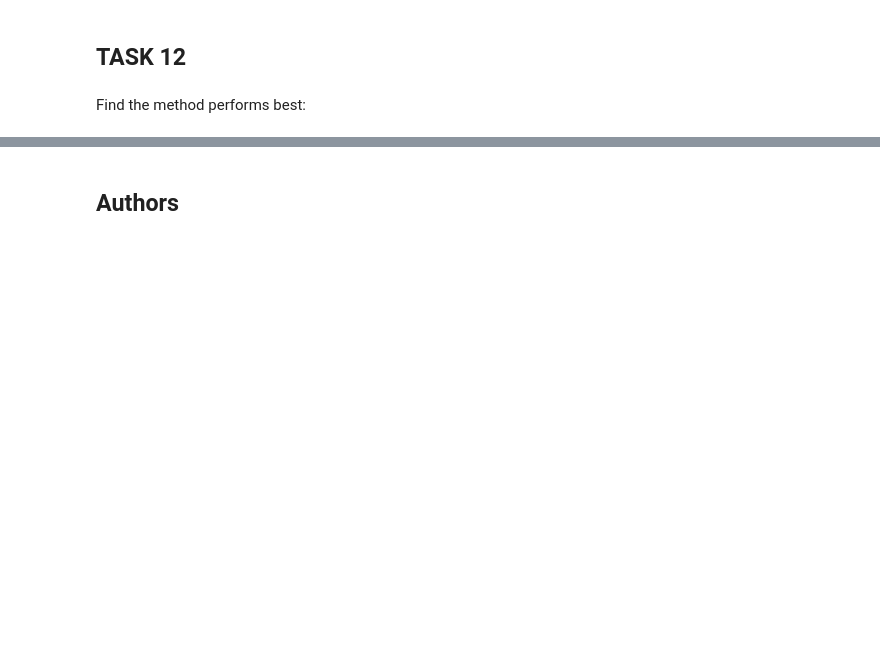
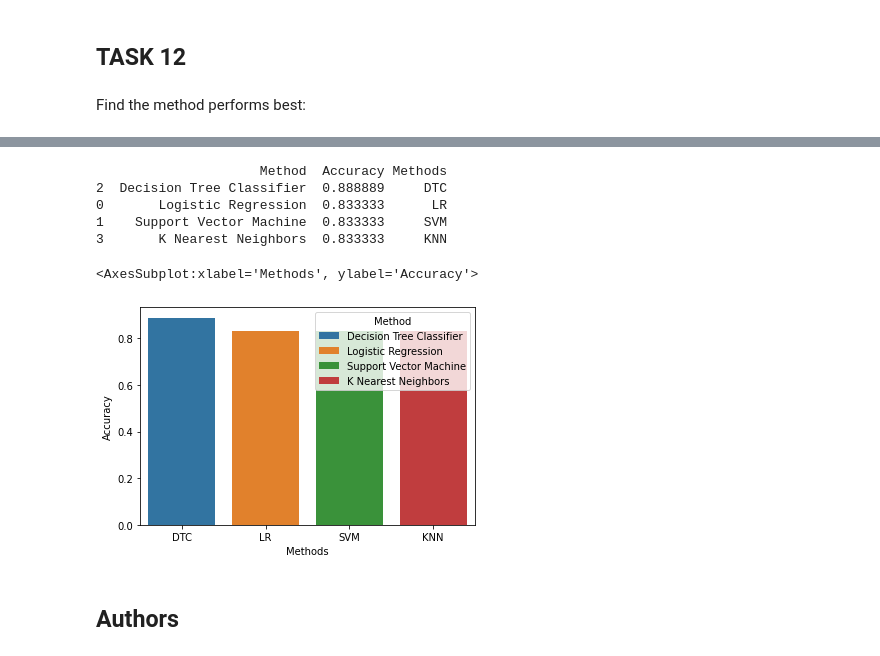
Before and after one commit to matthewrwinder/LaunchSites, a Jupyter notebook: Machine Learning Prediction lab.ipynb, the cells around one changed output, grey strips where cells are left out. Saved outputs shown, nothing was run; the diff lists cells and outputs as text; code cells hidden in the pictures; blank space fills up the shorter version.

Commit message:
Update Machine Learning Prediction lab.ipynb
Added graphical representation of predication models' accuracy rates

```diff
--- a/Machine Learning Prediction lab.ipynb
+++ b/Machine Learning Prediction lab.ipynb
@@ -361,3 +361,18 @@ The method with the best performance is Decision Tree Classifier with an accurac
+# %%
+abbreviations = ['LR','SVM','DTC','KNN']
+scores = list(zip(method,accuracy,abbreviations))
+scores_df = pd.DataFrame(scores, columns=['Method','Accuracy','Methods'])
+scores_df.sort_values(by=['Accuracy'],inplace=True,ascending=False)
+print(scores_df)
+sns.barplot(x = "Methods", y = "Accuracy", data = scores_df, hue="Method", dodge=False)
+# %% [output]
+                     Method  Accuracy Methods
+2  Decision Tree Classifier  0.888889     DTC
+0       Logistic Regression  0.833333      LR
+1    Support Vector Machine  0.833333     SVM
+3       K Nearest Neighbors  0.833333     KNN
+<AxesSubplot:xlabel='Methods', ylabel='Accuracy'>
+[figure, added]
 # %% [markdown]
 ## Authors
 # %% [markdown]
```
Also changed, not shown: parts of 7 cells of this notebook.
